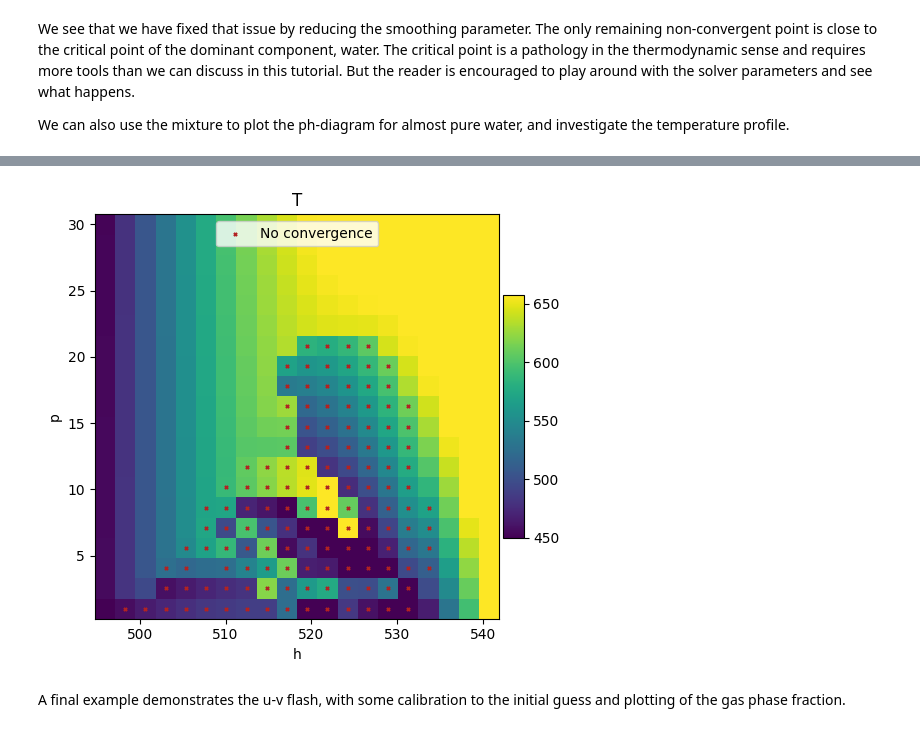
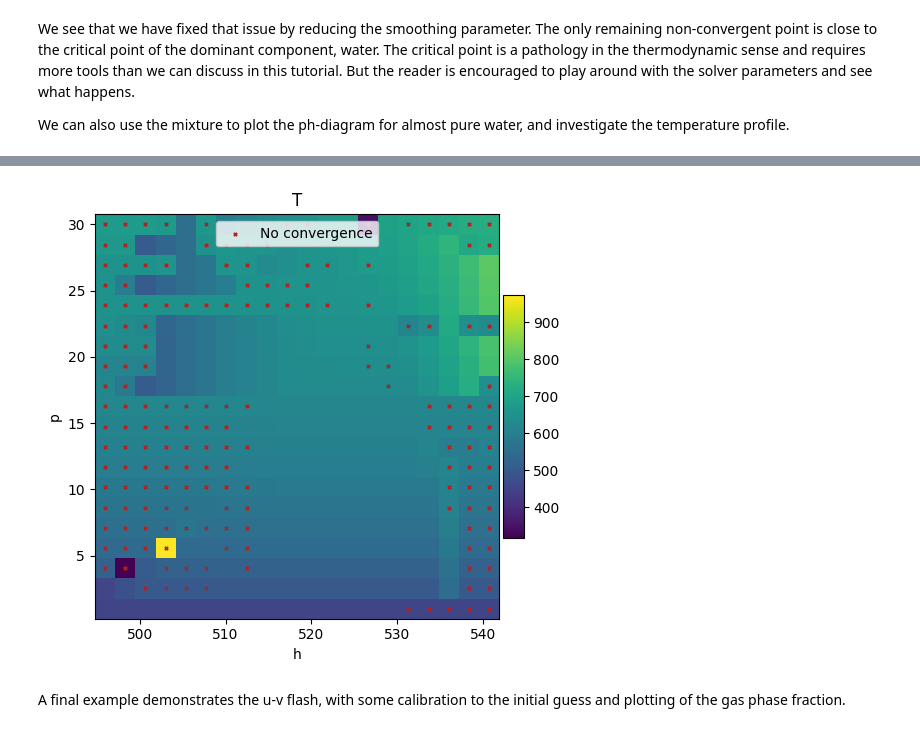
Before and after one commit to pmgbergen/porepy, a Jupyter notebook: tutorials/flash.ipynb, the cells around one changed output, grey strips where cells are left out. Drawn from its saved outputs; the diff is of its cells as text; code cells hidden in the pictures.

Commit message:
ENH: STabilizing npipm ph flash.

```diff
--- a/tutorials/flash.ipynb
+++ b/tutorials/flash.ipynb
@@ -249,8 +250,8 @@ phases1[1].components = components1
 fluid1 = pp.compositional.Fluid(components1, phases1)
 
 flash1 = pf.CompiledPersistentVariableFlash(
-    fluid1, params={"initializer": pf.HeuristicTwoPhaseInitializer}
+    fluid1, params={"initializer": pf.HeuristicVLInitializer}
 )
 
-flash1.compile(pc.FlashSpec.pT, pc.FlashSpec.ph, pc.FlashSpec.vu)
+flash1.compile(pc.FlashSpec.pT, pc.FlashSpec.ph)
 # %% [output]
@@ -449,7 +449,7 @@ We can plot phase diagrams easily using the following function:
 import matplotlib.colors as mpc
 
 N = 100
-# N = 20
+N = 20
 p = np.linspace(1e6, 30e6, N)
 T = np.linspace(450.0, h2o.critical_temperature + 10.0, N)
 z = [0.99, 0.01]
@@ -564,7 +564,12 @@ h = np.linspace(result_pT.h.min(), result_pT.h.max(), N)
 # Allow only damped updates corresponding to 10% of the critical temperature.
 params["solver_params"]["rpc_T"] = h2o.critical_temperature
 params["solver_params"]["rpc_T_chop"] = 0.1
+params["solver_params"]["pT_npc_iterations"] = 0  # Use pT as nonlin. preconditioning.
+# params["solver_params"]["max_iterations"] = 150
 # params["solver_params"]["trustregion_delta"] = 0.5
+
+flash1.initializer.params["N2"] = 10  # Iterations for T-guess refinement
+flash1.initializer.params["atol"] = 1e-4  # abs. tol for energy residual.
 
 fig_ph, result_ph = flash1.plot_phase_diagram(
     pc.FlashSpec.ph,
@@ -577,7 +582,7 @@ fig_ph, result_ph = flash1.plot_phase_diagram(
     ytransform=lambda y: y * 1e-6,  # Convert Pa to MPa
     xtransform=lambda x: x * 1e-3,  # Convert J to kJ
     # Clip unfeasible results, convergence will be indicated separately.
-    vtransform=lambda x: np.clip(x, result_pT.T.min(), result_pT.T.max()),
+    vtransform=lambda x: np.clip(x, pc.THD_REF.T, 1e3),
     show_not_converged=True,
 )
 
@@ -610,4 +616,4 @@ Max iter / stationary / Diverged: 2 / 132 / 0
-[figure, old version]
+[figure, new version]
 # %% [markdown]
 A final example demonstrates the u-v flash, with some calibration to the initial guess and plotting of the gas phase fraction.
 # %%
```
Also changed, not shown: parts of 13 cells of this notebook, 11 other files.
